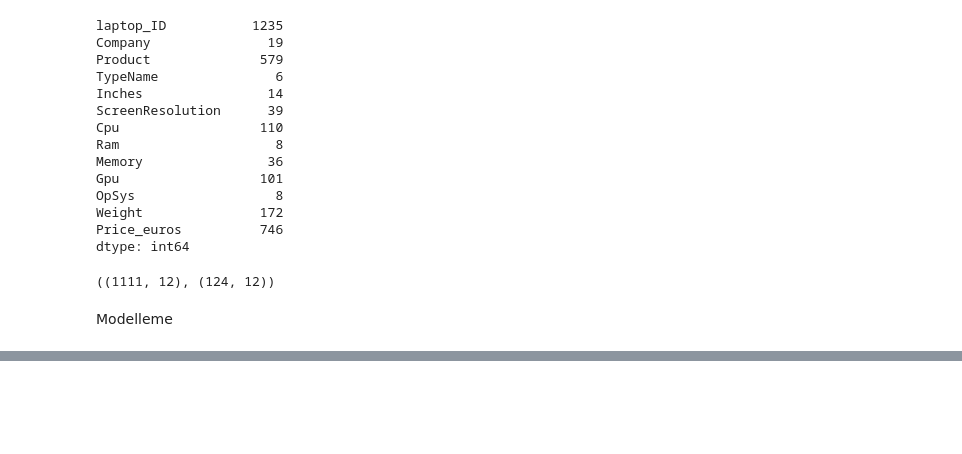
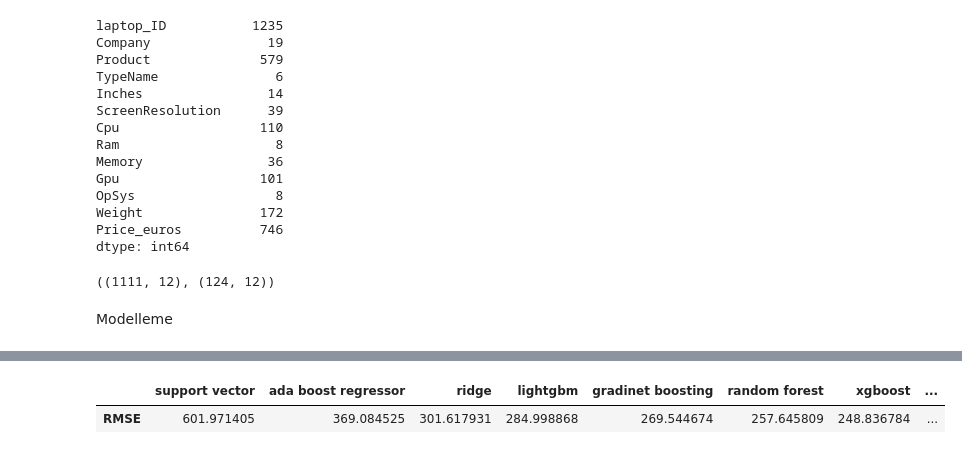
Before and after one commit to EmreUludag0/LaptopPrice, a Jupyter notebook: main.ipynb, the cells around one changed output, grey strips where cells are left out. Saved outputs shown, nothing was run; the diff lists cells and outputs as text; code cells hidden in the pictures; blank space fills up the shorter version.

```diff
--- a/main.ipynb
+++ b/main.ipynb
@@ -381,0 +448,6 @@ ValueError: in user code:
+# %%
+results_df = pd.DataFrame(results, index=range(0,1)).T.rename(columns={0: 'RMSE'}).sort_values('RMSE', ascending=False)
+results_df.T
+# %% [output]
+|  | support vector | ada boost regressor | ridge | lightgbm | gradinet boosting | random forest | xgboost | ... |
+| RMSE | 601.971405 | 369.084525 | 301.617931 | 284.998868 | 269.544674 | 257.645809 | 248.836784 | ... |
```
Also changed, not shown: parts of 7 cells of this notebook, 4 other files.
